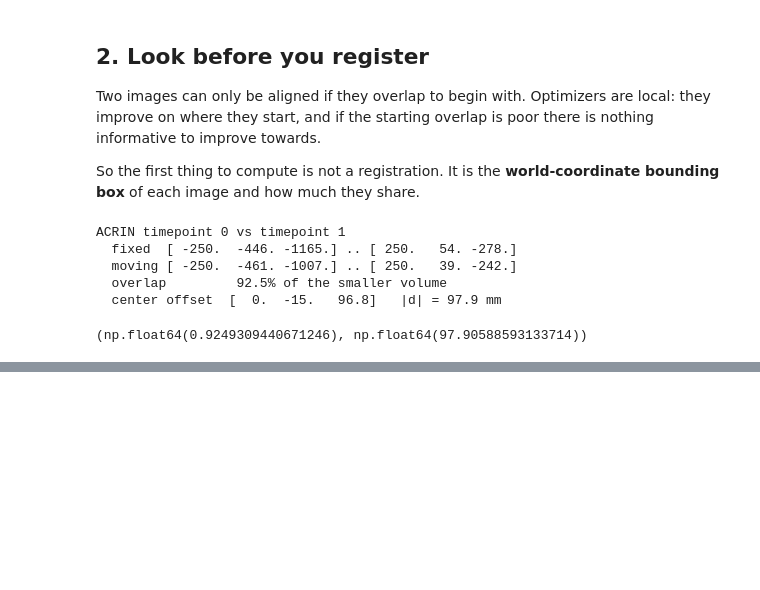
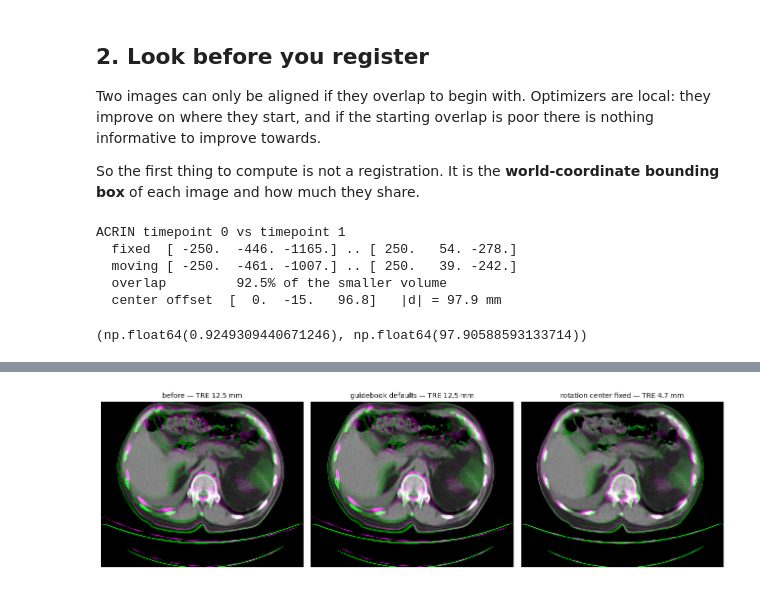
Before and after one commit to choilab-jefferson/medimage, a Jupyter notebook: Chapter10_Registration.ipynb, the cells around one changed output, grey strips where cells are left out. Drawn from its saved outputs; the diff is of its cells as text; code cells hidden in the pictures; blank space fills up the shorter version.

```diff
--- a/Chapter10_Registration.ipynb
+++ b/Chapter10_Registration.ipynb
@@ -494,0 +469,32 @@ of the rotation-center fix may narrow the gap. That is exercise 3.
+# %%
+def overlay(ax, transform, title):
+    """Fixed in green, moving in magenta. Grey means the two agree."""
+    aligned = sitk.Resample(moving, fixed, transform, sitk.sitkLinear, -1000.0)
+    z = sitk.GetArrayFromImage(fixed).shape[0] // 2
+    f = sitk.GetArrayFromImage(fixed)[z]
+    m = sitk.GetArrayFromImage(aligned)[z]
+
+    # Crop away the -1000 HU padding so the body fills the frame.
+    rows = np.where(np.any(f > -500, axis=1))[0]
+    cols = np.where(np.any(f > -500, axis=0))[0]
+    box = (slice(rows[0], rows[-1]), slice(cols[0], cols[-1]))
+
+    def scale(a):
+        return np.clip((a[box] + 160) / 400, 0, 1)
+
+    ax.imshow(np.dstack([scale(m), scale(f), scale(m)]))
+    ax.set_title(title, fontsize=10)
+    ax.axis("off")
+
+
+unregistered = sitk.Euler3DTransform()
+unregistered.SetCenter(truth.GetCenter())
+
+fig, axes = plt.subplots(1, 3, figsize=(13, 4.6))
+overlay(axes[0], unregistered, f"before — TRE {baseline:.1f} mm")
+overlay(axes[1], transform, f"guidebook defaults — TRE {tre(transform):.1f} mm")
+overlay(axes[2], centered, f"rotation center fixed — TRE {tre(centered):.1f} mm")
+plt.tight_layout()
+plt.show()
+# %% [output]
+[figure, added]
```
Also changed, not shown: parts of 31 cells of this notebook, 1 other file.
